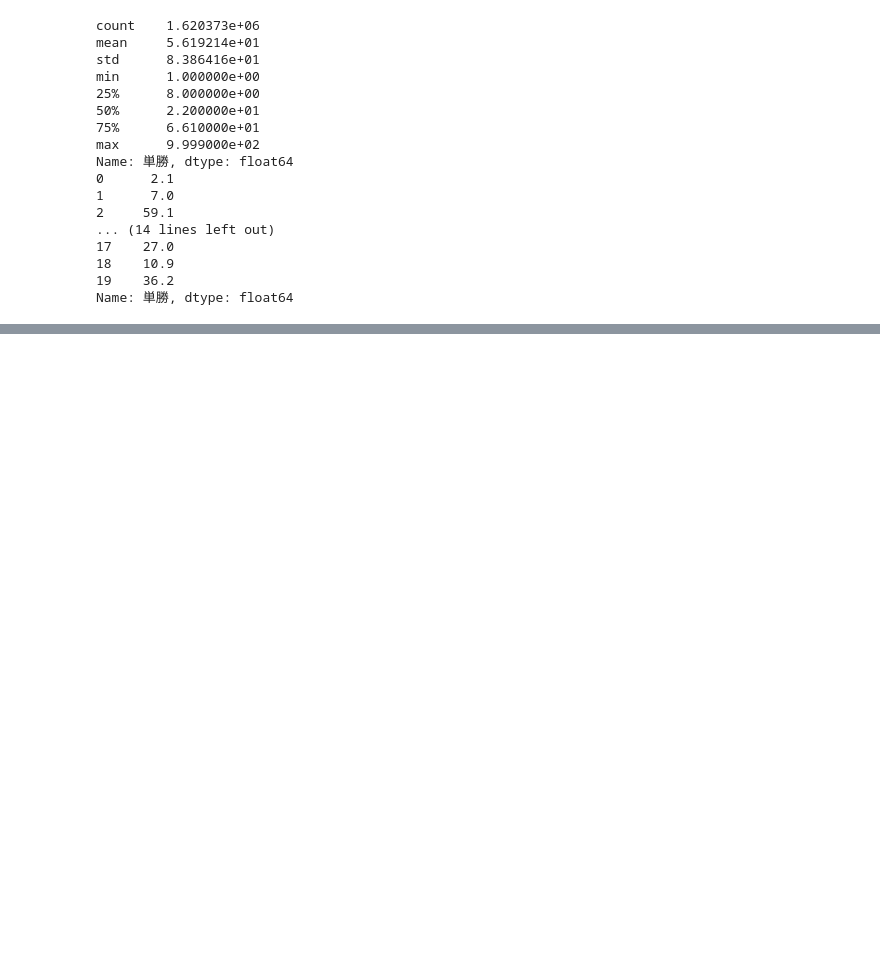
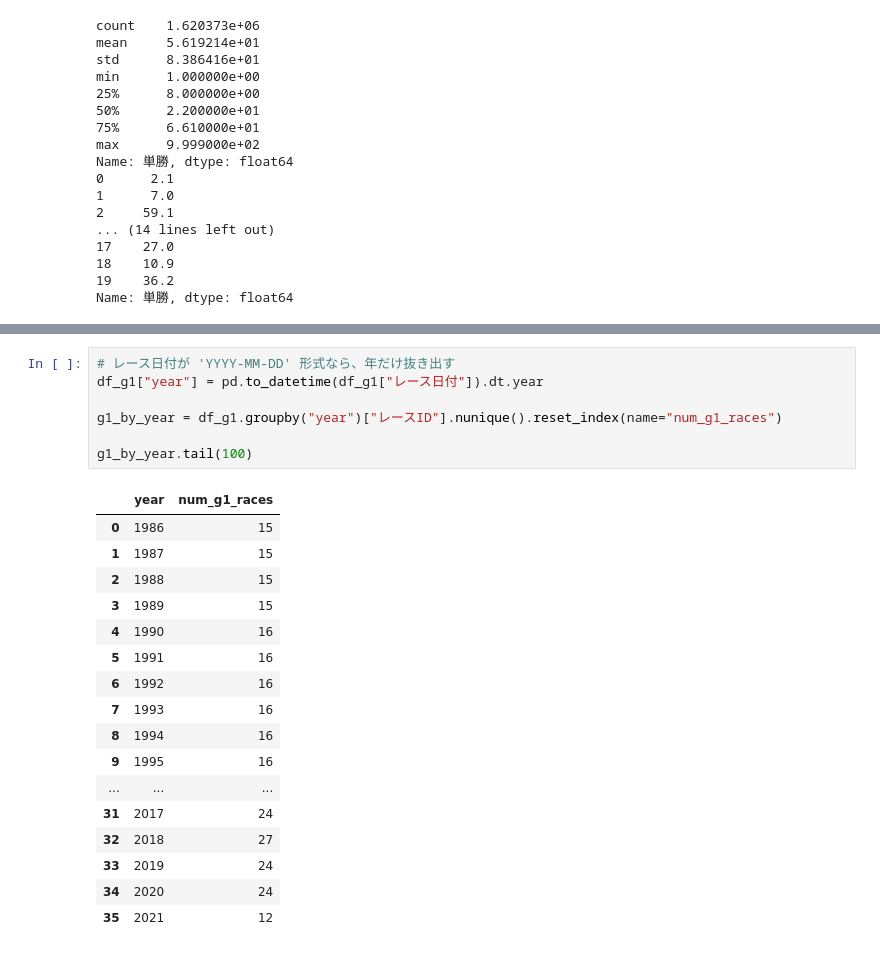
Before and after one commit to katsuo-1223/keiba_model, a Jupyter notebook: notebooks/kaggle/data_check.ipynb, the cells around one changed output, grey strips where cells are left out. Drawn from its saved outputs; the diff is of its cells as text; blank space fills up the shorter version.

```diff
--- a/notebooks/kaggle/data_check.ipynb
+++ b/notebooks/kaggle/data_check.ipynb
@@ -222,0 +342,25 @@ KeyError: "None of [Index(['騎手', '騎手_通算騎乗数', '騎手_通算勝
+# %%
+# レース日付が 'YYYY-MM-DD' 形式なら、年だけ抜き出す
+df_g1["year"] = pd.to_datetime(df_g1["レース日付"]).dt.year
+
+g1_by_year = df_g1.groupby("year")["レースID"].nunique().reset_index(name="num_g1_races")
+
+g1_by_year.tail(100)
+# %% [output]
+|  | year | num_g1_races |
+| 0 | 1986 | 15 |
+| 1 | 1987 | 15 |
+| 2 | 1988 | 15 |
+| 3 | 1989 | 15 |
+| 4 | 1990 | 16 |
+| 5 | 1991 | 16 |
+| 6 | 1992 | 16 |
+| 7 | 1993 | 16 |
+| 8 | 1994 | 16 |
+| 9 | 1995 | 16 |
+| ... | ... | ... |
+| 31 | 2017 | 24 |
+| 32 | 2018 | 27 |
+| 33 | 2019 | 24 |
+| 34 | 2020 | 24 |
+| 35 | 2021 | 12 |
```
Also changed, not shown: parts of 17 cells of this notebook, 8 other files.
